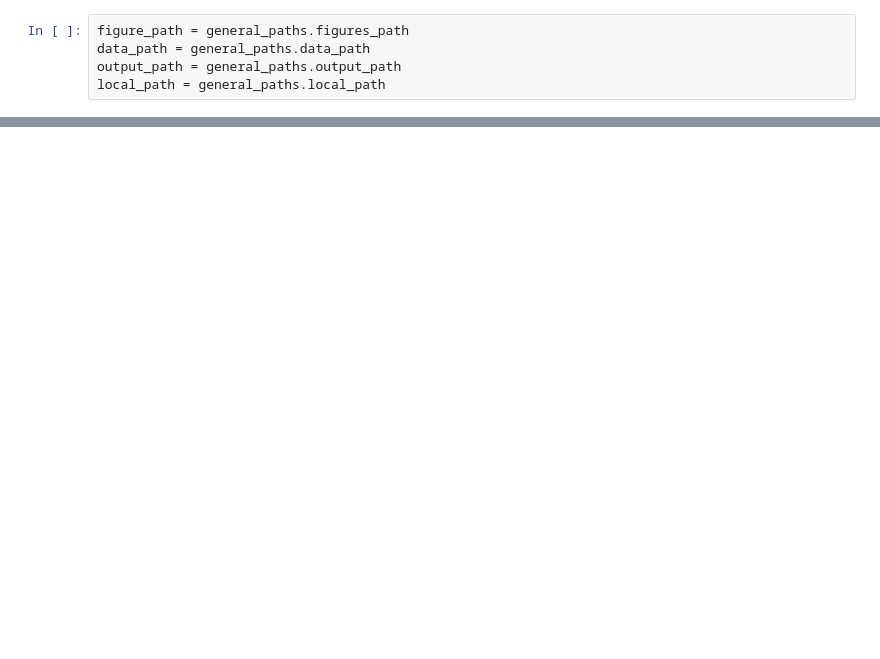
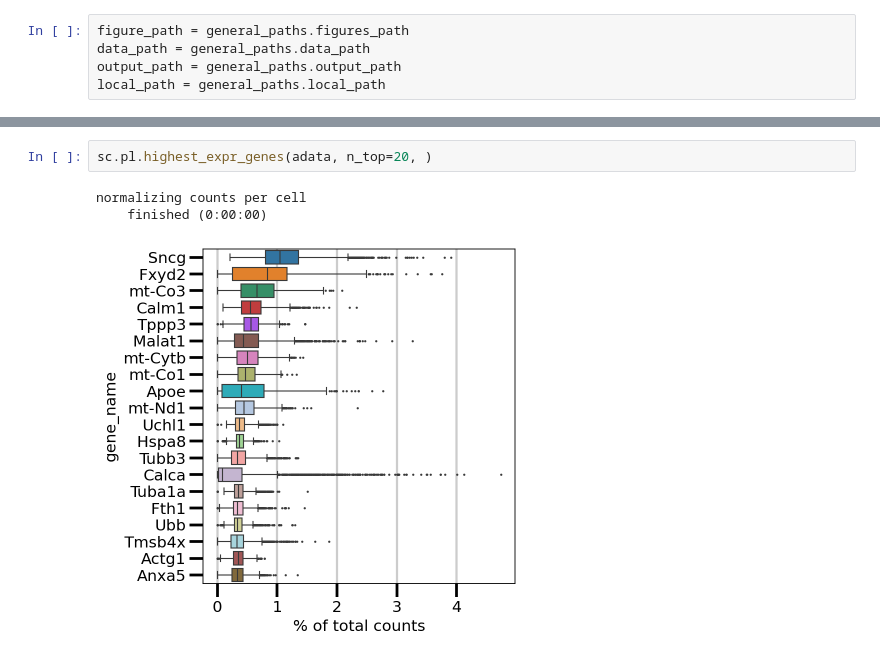
Before and after one commit to ilo21/single_cell_sequencing, a Jupyter notebook: campari_scs_II_data_agregation.ipynb, the cells around one changed output, grey strips where cells are left out. Saved outputs shown, nothing was run; the diff lists cells and outputs as text; blank space fills up the shorter version.

```diff
--- a/campari_scs_II_data_agregation.ipynb
+++ b/campari_scs_II_data_agregation.ipynb
@@ -556,0 +423,6 @@ extracting highly variable genes
+# %%
+sc.pl.highest_expr_genes(adata, n_top=20, )
+# %% [output]
+normalizing counts per cell
+    finished (0:00:00)
+[figure, added]
```
Also changed, not shown: parts of 66 cells of this notebook, 6 other files.
